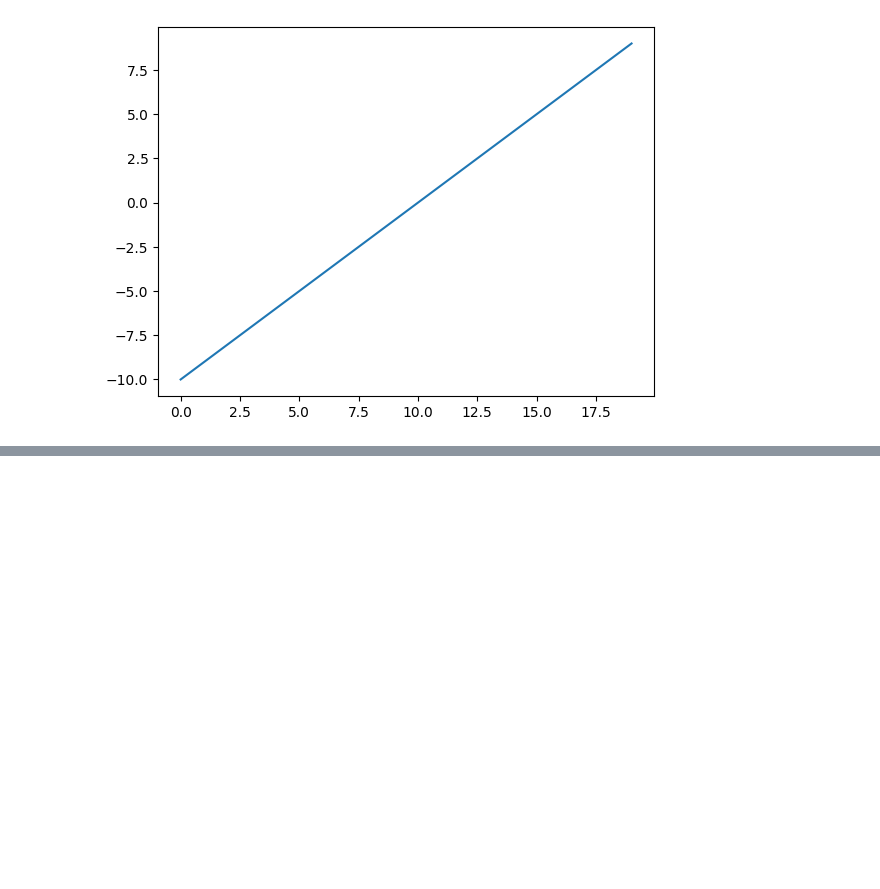
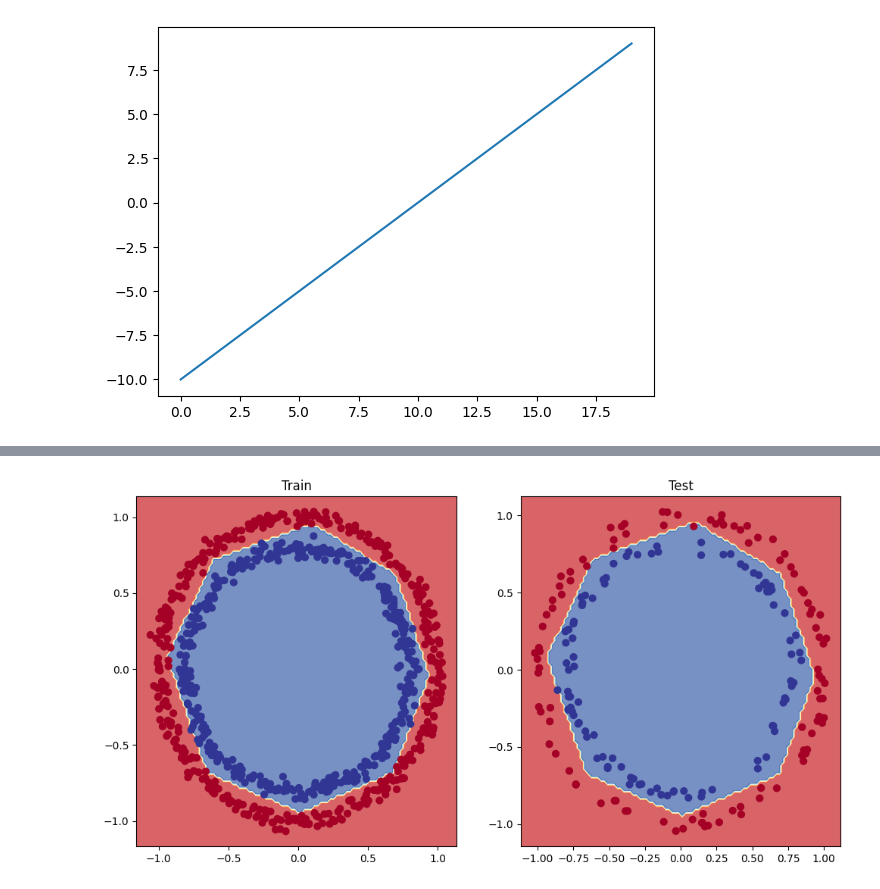
Before and after one commit to leohfigueiredo/Tensorflow, a Jupyter notebook: 02_neural_network_classification_with_tensorflow.ipynb, the cells around one changed output, grey strips where cells are left out. Cells and saved outputs as stored; diff of their text form; code cells hidden in the pictures; blank space fills up the shorter version.

```diff
--- a/02_neural_network_classification_with_tensorflow.ipynb
+++ b/02_neural_network_classification_with_tensorflow.ipynb
@@ -564,0 +597,8 @@ plt.plot(tf.keras.activations.linear(A))
+# %%
+# Split into train and test sets
+X_train = X[:800]
+y_train = y[:800]
+X_test = X[800:]
+y_test = y[800:]
+print(X_train.shape, y_train.shape)
+print(X_test.shape, y_test.shape)
@@ -564,0 +608,21 @@ plt.plot(tf.keras.activations.linear(A))
+# %%
+# Lets recreate a model to fit on the training data and evaluate on the test data
+tf.random.set_seed(42)
+
+# Create a model to fit the regression data
+model_8 = tf.keras.Sequential([
+    tf.keras.layers.Dense(4, activation='relu'),
+    tf.keras.layers.Dense(4, activation='relu'),
+    tf.keras.layers.Dense(1, activation='sigmoid')  # Output layer for binary classification
+])
+
+# Compile the model
+model_8.compile(loss=tf.keras.losses.binary_crossentropy,
+                optimizer=tf.keras.optimizers.Adam(learning_rate=0.01), # changed learning rate to 0.01
+                metrics=["accuracy"])
+
+# Fit the model
+history = model_8.fit(X_train, y_train, epochs=25)
+
+# Evaluate the model
+model_8.evaluate(X_test, y_test)
@@ -564,0 +648,11 @@ plt.plot(tf.keras.activations.linear(A))
+# %%
+# Plot the decision boundary
+plt.figure(figsize=(12, 6))
+plt.subplot(1, 2, 1)
+plt.title("Train")
+plot_decision_boundary(model=model_8, X=X_train, y=y_train)
+plt.subplot(1, 2, 2)
+plt.title("Test")
+plot_decision_boundary(model=model_8, X=X_test, y=y_test)
+plt.show()
+# %% [output]
@@ -564,0 +663 @@ plt.plot(tf.keras.activations.linear(A))
+[figure, added]
```
Also changed, not shown: parts of 22 cells of this notebook, 4 other files.
